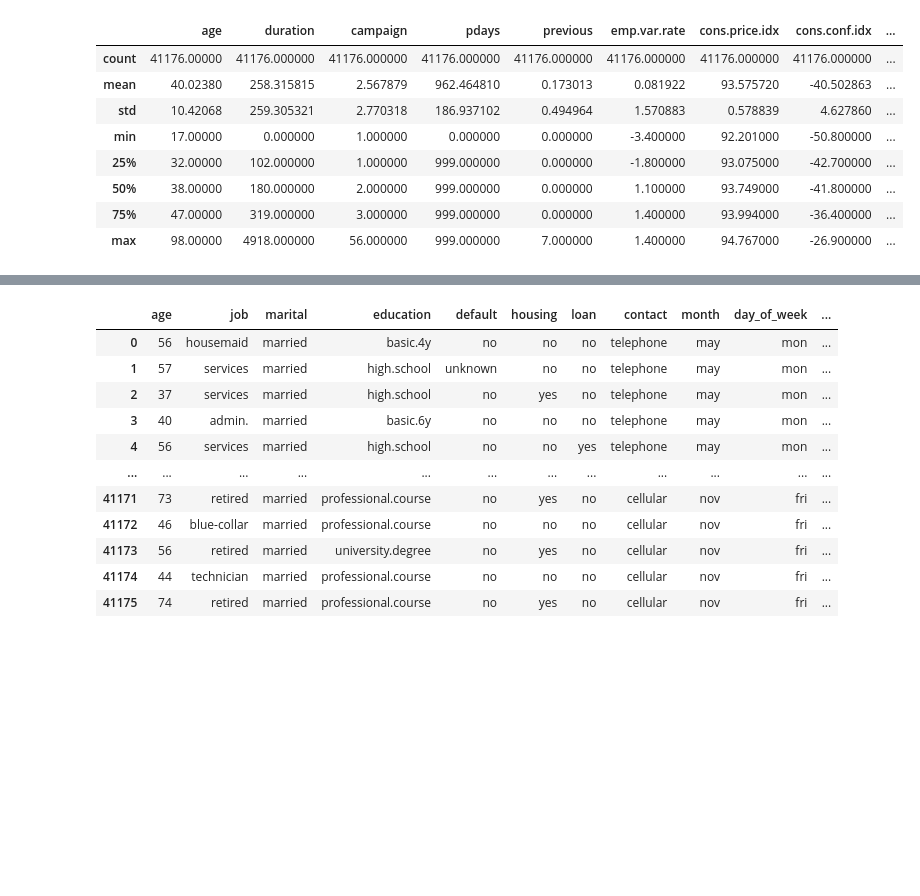
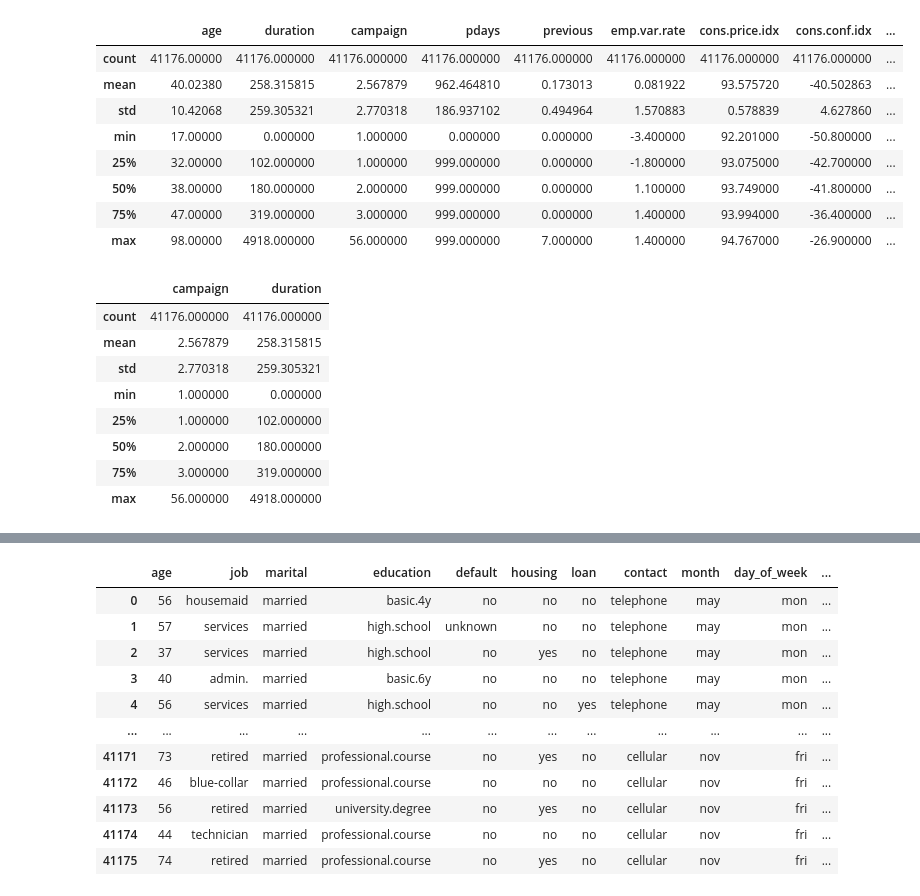
Before and after one commit to Pilizmt/logistic-regression-project-tutorial-pilarzarco, a Jupyter notebook: src/EDA.ipynb, the cells around one changed output, grey strips where cells are left out. Saved outputs shown, nothing was run; the diff lists cells and outputs as text; code cells hidden in the pictures; blank space fills up the shorter version.

```diff
--- a/src/EDA.ipynb
+++ b/src/EDA.ipynb
@@ -4,7 +4,7 @@
 import pandas as pd
 from sklearn.model_selection import train_test_split
 
-bank_df = pd.read_csv("/workspaces/logistic-regression-project-tutorial-pilarzarco/data/bank-marketing-campaign-data.csv", sep = ";")
+bank_df = pd.read_csv("/workspaces/logistic-regression-project-tutorial-pilarzarco/data/raw/bank-marketing-campaign-data.csv", sep = ";")
 bank_df.head()
 # %% [output]
 |  | age | job | marital | education | default | housing | loan | contact | month | day_of_week | ... |
@@ -225,3 +225,16 @@ bank_df.describe()
 | 50% | 38.00000 | 180.000000 | 2.000000 | 999.000000 | 0.000000 | 1.100000 | 93.749000 | -41.800000 | ... |
 | 75% | 47.00000 | 319.000000 | 3.000000 | 999.000000 | 0.000000 | 1.400000 | 93.994000 | -36.400000 | ... |
 | max | 98.00000 | 4918.000000 | 56.000000 | 999.000000 | 7.000000 | 1.400000 | 94.767000 | -26.900000 | ... |
+# %%
+campaign_stats = bank_df[["campaign", "duration"]].describe()
+campaign_stats
+# %% [output]
+|  | campaign | duration |
+| count | 41176.000000 | 41176.000000 |
+| mean | 2.567879 | 258.315815 |
+| std | 2.770318 | 259.305321 |
+| min | 1.000000 | 0.000000 |
+| 25% | 1.000000 | 102.000000 |
+| 50% | 2.000000 | 180.000000 |
+| 75% | 3.000000 | 319.000000 |
+| max | 56.000000 | 4918.000000 |
```
Also changed, not shown: parts of 8 cells of this notebook, 25 other files.
